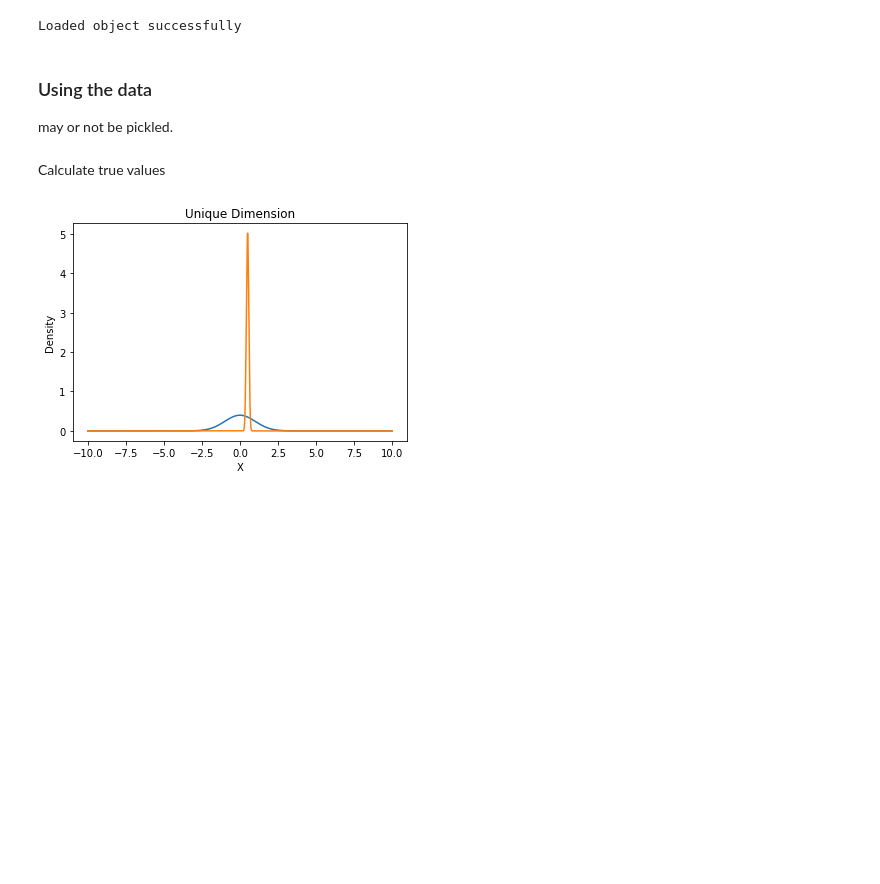
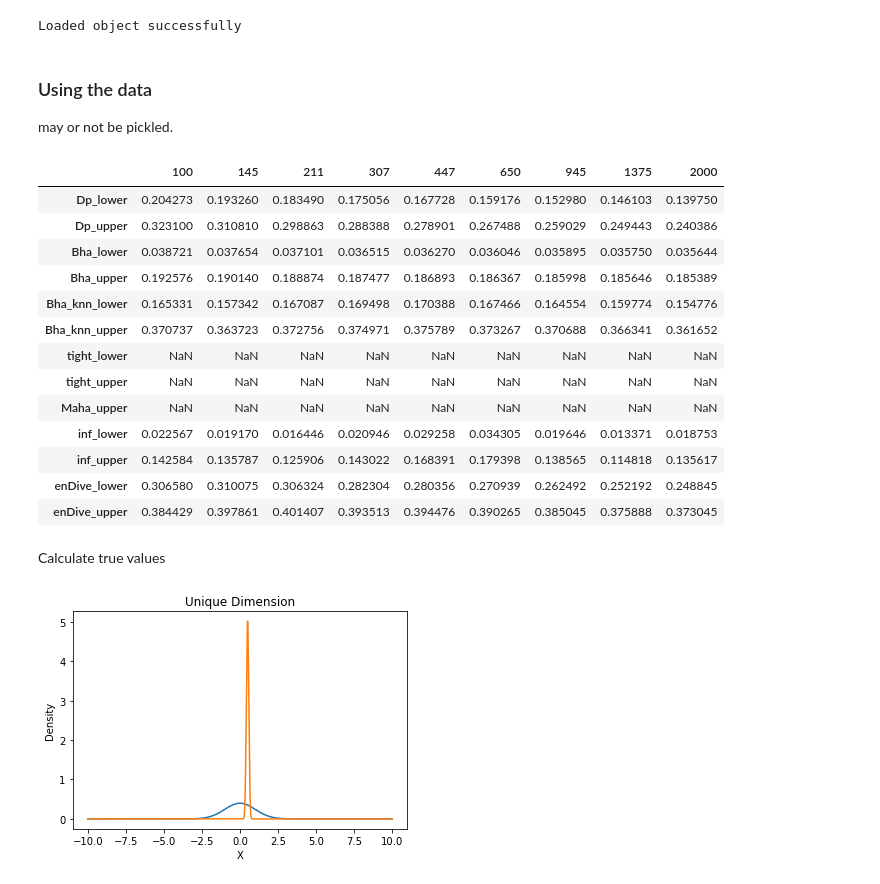
Before and after one commit to rj-may/BER_Bounds_Eval, a Jupyter notebook: alt_distr/normal_beta.ipynb, the cells around one changed output. Drawn from its saved outputs; the diff is of its cells as text; code cells hidden in the pictures; blank space fills up the shorter version.

```diff
--- a/alt_distr/normal_beta.ipynb
+++ b/alt_distr/normal_beta.ipynb
@@ -68,3 +72,24 @@ may or not be pickled.
+# %%
+lst = [obj() for obj in bound_obj_lst ]
+
+df = pd.DataFrame(lst, index = sample_sizes)
+
+df.T
+# %% [output]
+|  | 100 | 145 | 211 | 307 | 447 | 650 | 945 | 1375 | 2000 |
+| Dp_lower | 0.204273 | 0.193260 | 0.183490 | 0.175056 | 0.167728 | 0.159176 | 0.152980 | 0.146103 | 0.139750 |
+| Dp_upper | 0.323100 | 0.310810 | 0.298863 | 0.288388 | 0.278901 | 0.267488 | 0.259029 | 0.249443 | 0.240386 |
+| Bha_lower | 0.038721 | 0.037654 | 0.037101 | 0.036515 | 0.036270 | 0.036046 | 0.035895 | 0.035750 | 0.035644 |
+| Bha_upper | 0.192576 | 0.190140 | 0.188874 | 0.187477 | 0.186893 | 0.186367 | 0.185998 | 0.185646 | 0.185389 |
+| Bha_knn_lower | 0.165331 | 0.157342 | 0.167087 | 0.169498 | 0.170388 | 0.167466 | 0.164554 | 0.159774 | 0.154776 |
+| Bha_knn_upper | 0.370737 | 0.363723 | 0.372756 | 0.374971 | 0.375789 | 0.373267 | 0.370688 | 0.366341 | 0.361652 |
+| tight_lower | NaN | NaN | NaN | NaN | NaN | NaN | NaN | NaN | NaN |
+| tight_upper | NaN | NaN | NaN | NaN | NaN | NaN | NaN | NaN | NaN |
+| Maha_upper | NaN | NaN | NaN | NaN | NaN | NaN | NaN | NaN | NaN |
+| inf_lower | 0.022567 | 0.019170 | 0.016446 | 0.020946 | 0.029258 | 0.034305 | 0.019646 | 0.013371 | 0.018753 |
+| inf_upper | 0.142584 | 0.135787 | 0.125906 | 0.143022 | 0.168391 | 0.179398 | 0.138565 | 0.114818 | 0.135617 |
+| enDive_lower | 0.306580 | 0.310075 | 0.306324 | 0.282304 | 0.280356 | 0.270939 | 0.262492 | 0.252192 | 0.248845 |
+| enDive_upper | 0.384429 | 0.397861 | 0.401407 | 0.393513 | 0.394476 | 0.390265 | 0.385045 | 0.375888 | 0.373045 |
 # %%
 dp_l = []
 dp_u = []
```
Also changed, not shown: parts of 6 cells of this notebook, 5 other files.
